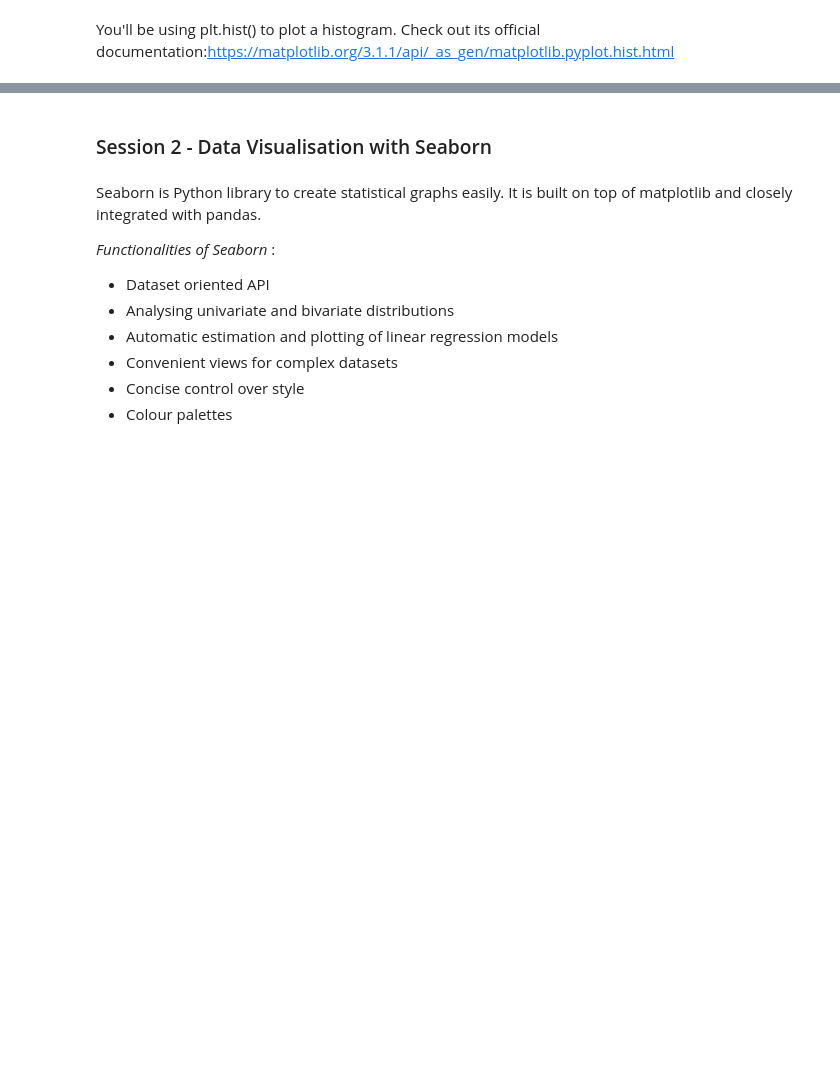
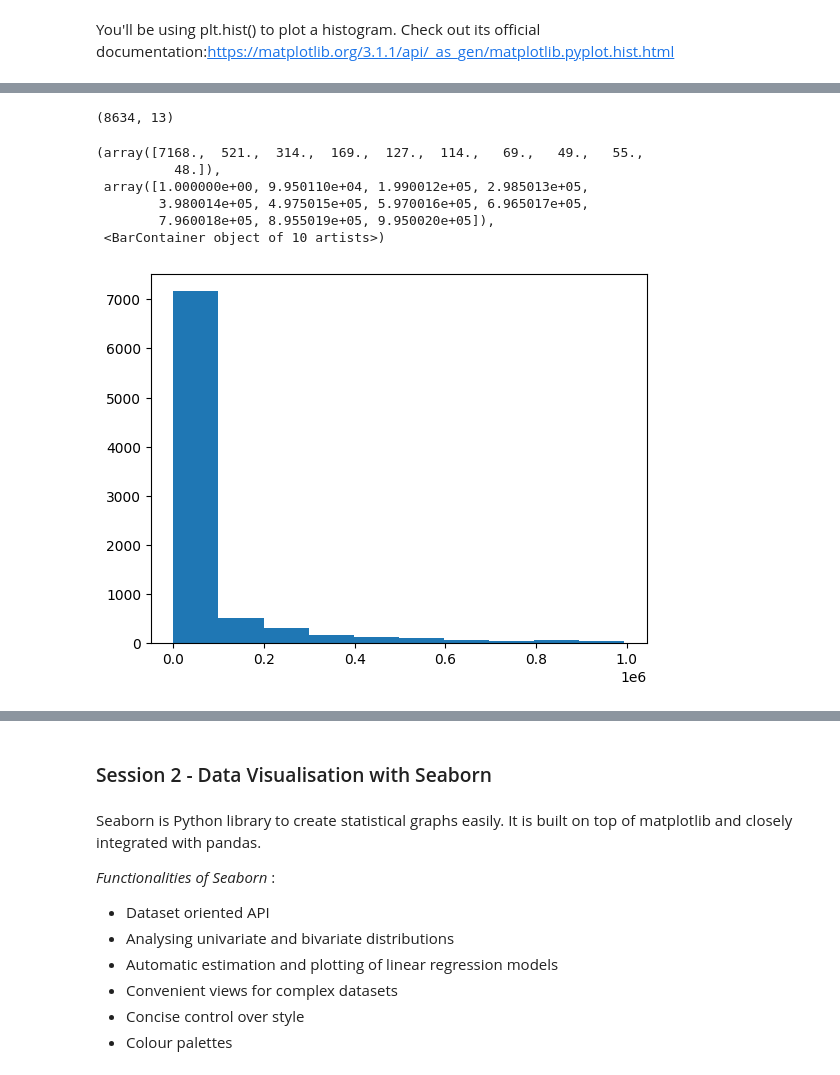
Before and after one commit to AsifVirani5/Project-Matplotlib-Seaborn-DataVisualization, a Jupyter notebook: Case Study-Google Ratings Data Analysis using Pandas and Matplotlib/Case Study-Data Visualisation of Google Apps Rating in Python.ipynb, the cells around one changed output, grey strips where cells are left out. Saved outputs shown, nothing was run; the diff lists cells and outputs as text; code cells hidden in the pictures; blank space fills up the shorter version.

```diff
--- a/Case Study-Google Ratings Data Analysis using Pandas and Matplotlib/Case Study-Data Visualisation of Google Apps Rating in Python.ipynb
+++ b/Case Study-Google Ratings Data Analysis using Pandas and Matplotlib/Case Study-Data Visualisation of Google Apps Rating in Python.ipynb
@@ -598,2 +607,7 @@ You'll be using plt.hist() to plot a histogram. Check out its official documenta
 # %%
 #Check records with 1 million reviews
+
+inp1["Reviews"] = inp1["Reviews"].astype("int32")
+inp1["Reviews"].dtypes
+
+inp1[inp1["Reviews"] > 1000000]
@@ -600,6 +628,21 @@ You'll be using plt.hist() to plot a histogram. Check out its official documenta
 # %%
 #Drop the above records
+
+inp1 = inp1[inp1["Reviews"] < 1000000]
+inp1.shape
+# %% [output]
+(8634, 13)
 # %%
 #Question - Create a histogram again and check the peaks
+
+plt.hist(inp1["Reviews"])
+# %% [output]
+(array([7168.,  521.,  314.,  169.,  127.,  114.,   69.,   49.,   55.,
+          48.]),
+ array([1.000000e+00, 9.950110e+04, 1.990012e+05, 2.985013e+05,
+        3.980014e+05, 4.975015e+05, 5.970016e+05, 6.965017e+05,
+        7.960018e+05, 8.955019e+05, 9.950020e+05]),
+ <BarContainer object of 10 artists>)
+[figure, added]
 # %%
 #Question - Create a box plot for the Installs column and report back the IQR
```
Also changed, not shown: parts of 8 cells of this notebook.
